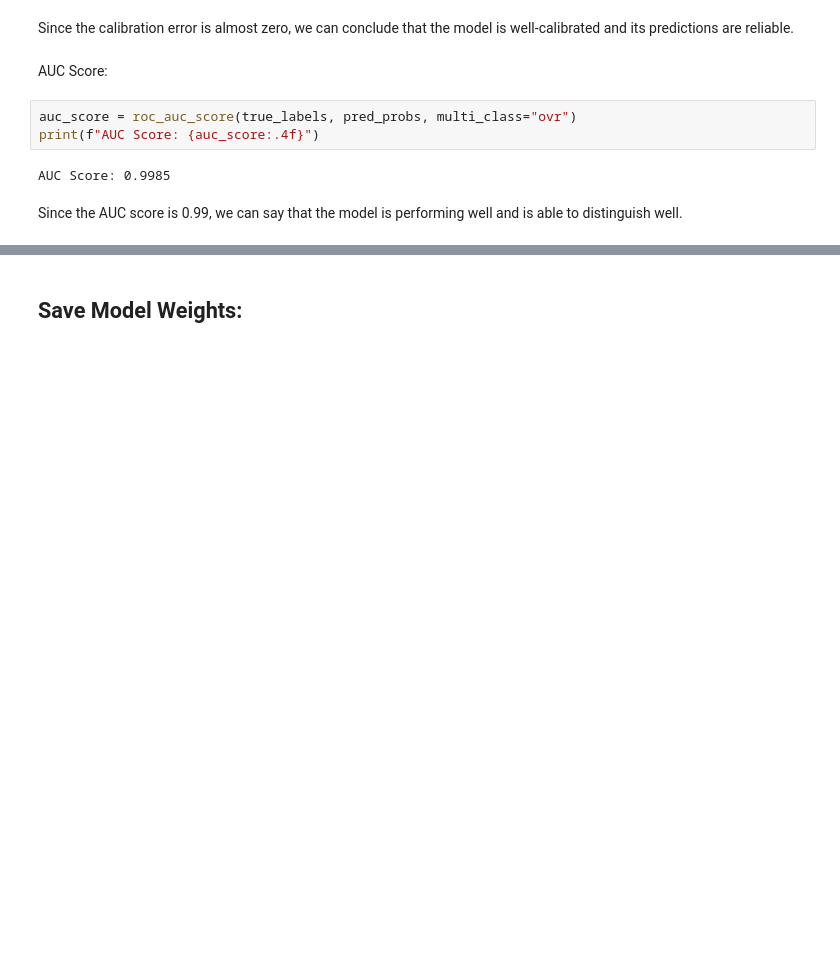
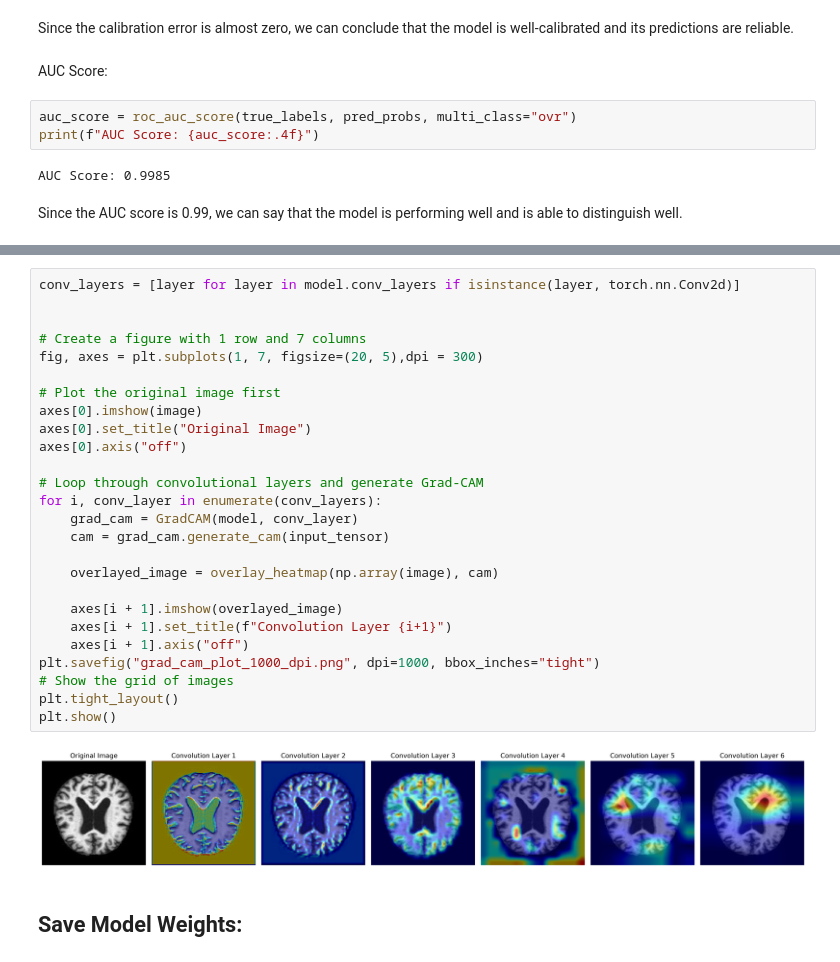
Before and after one commit to Geetha-Shashank-Pericherla/Alzheimers-Detection-ML, a Jupyter notebook: Notebooks/Alzheimers Detection Notebook.ipynb, the cells around one changed output, grey strips where cells are left out. Cells and saved outputs as stored; diff of their text form; blank space fills up the shorter version.

```diff
--- a/Notebooks/Alzheimers Detection Notebook.ipynb
+++ b/Notebooks/Alzheimers Detection Notebook.ipynb
@@ -719,3 +848,31 @@ Since the AUC score is 0.99, we can say that the model is performing well and is
+# %%
+conv_layers = [layer for layer in model.conv_layers if isinstance(layer, torch.nn.Conv2d)]
+
+
+# Create a figure with 1 row and 7 columns
+fig, axes = plt.subplots(1, 7, figsize=(20, 5),dpi = 300)
+
+# Plot the original image first
+axes[0].imshow(image)
+axes[0].set_title("Original Image")
+axes[0].axis("off")
+
+# Loop through convolutional layers and generate Grad-CAM
+for i, conv_layer in enumerate(conv_layers):
+    grad_cam = GradCAM(model, conv_layer)
+    cam = grad_cam.generate_cam(input_tensor)
+
+    overlayed_image = overlay_heatmap(np.array(image), cam)
+
+    axes[i + 1].imshow(overlayed_image)
+    axes[i + 1].set_title(f"Convolution Layer {i+1}")
+    axes[i + 1].axis("off")
+plt.savefig("grad_cam_plot_1000_dpi.png", dpi=1000, bbox_inches="tight")
+# Show the grid of images
+plt.tight_layout()
+plt.show()
+# %% [output]
+[figure, added]
 # %% [markdown]
 ## Save Model Weights:
 # %%
```
Also changed, not shown: parts of 8 cells of this notebook.
